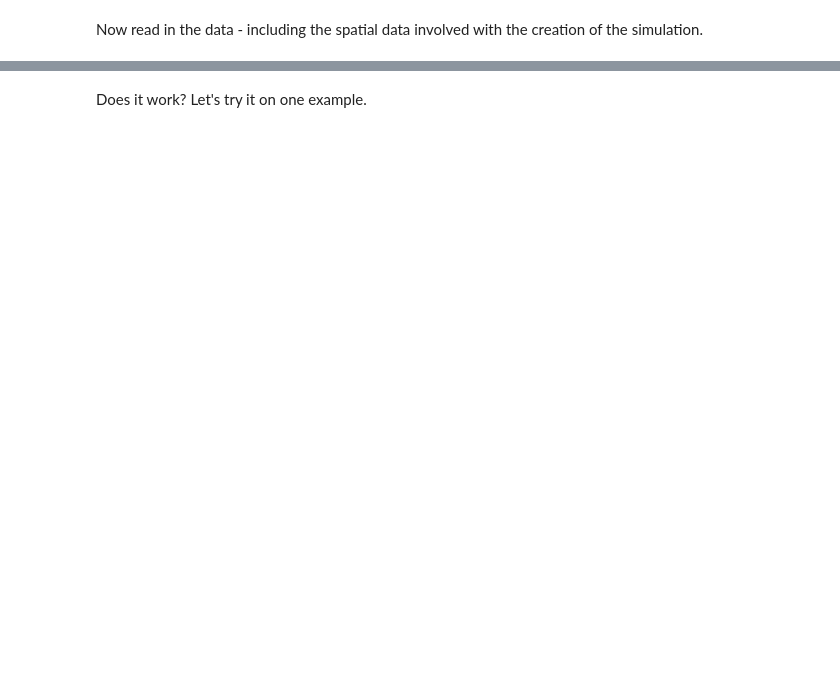
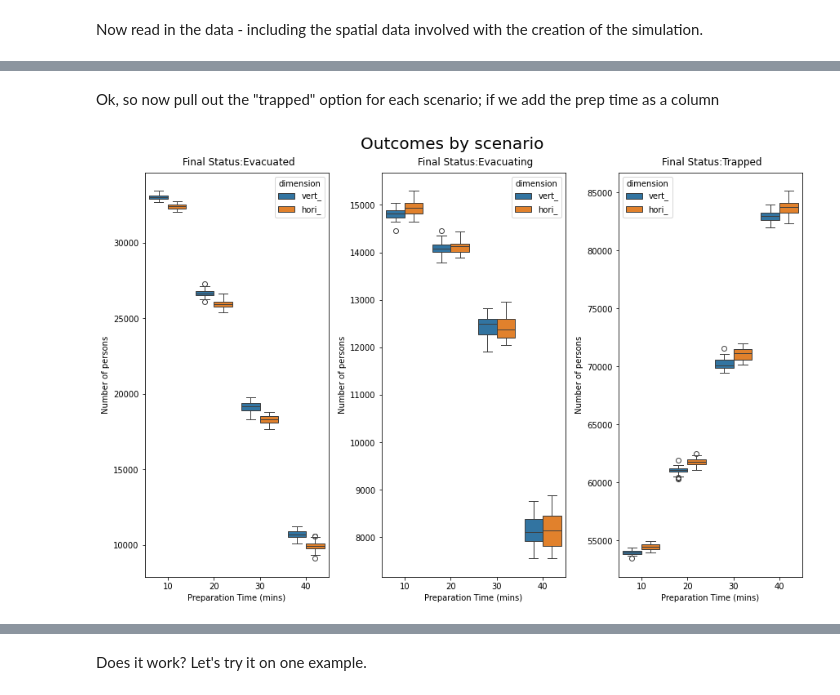
Before and after one commit to swise5/SETOSim, a Jupyter notebook: src/python/TakamatsuTsunami2026.ipynb, the cells around one changed output, grey strips where cells are left out. Saved outputs shown, nothing was run; the diff lists cells and outputs as text; code cells hidden in the pictures; blank space fills up the shorter version.

Commit message:
vertical evacuation tweaks

```diff
--- a/src/python/TakamatsuTsunami2026.ipynb
+++ b/src/python/TakamatsuTsunami2026.ipynb
@@ -91,0 +184,14 @@ def getAllValidEvacs(df, total_sim_time):
+# %%
+#final_status_by_prep_time = {}
+bulk_results_by_status = []
+
+for dimension, r_by_dim in results_by_scenario.items():
+    for prep_time, instances in r_by_dim.items():
+        per_instance = []
+        for instances in instances:
+            per_instance.append(instances.groupby(["status"]).size())
+        x = pd.concat(per_instance, axis=1).transpose().assign(prep_time=prep_time).assign(dimension=dimension)
+        bulk_results_by_status.append(x)
+#        final_status_by_prep_time.setdefault(dimension, {})[prep_time] = x
+
+final_status_by_prep_time = pd.concat(bulk_results_by_status, ignore_index=True)
@@ -91,0 +214,35 @@ def getAllValidEvacs(df, total_sim_time):
+# %% [markdown]
+Ok, so now pull out the "trapped" option for each scenario; if we add the prep time as a column
+# %%
+statuses_to_plot = ["Evacuated", "Evacuating", "Trapped"]
+labels = {"_vert": "Vertical", "_horiz": "Horizontal"}
+max_height_of_plot = 100000
+
+fig = plt.figure(figsize=(12,8), layout="constrained")
+subfigs = fig.subfigures(1, len(statuses_to_plot))
+
+fig_index = 0
+
+for status in statuses_to_plot:
+
+    # create the new subfigure and its axis
+    my_subfig = subfigs[fig_index]
+    my_ax = my_subfig.subplots(1, 1)
+
+    # create the boxplot and update its axes' labels
+    sns.boxplot(data=final_status_by_prep_time, x="prep_time", y=status, hue="dimension", ax=my_ax)
+    my_ax.set(xlabel="Preparation Time (mins)", ylabel="Number of persons")
+    #my_ax.set_ylim(bottom=0, top=max_height_of_plot)
+    my_subfig.suptitle("Final Status:" + status, x=0.6, ha="center")
+
+#    my_ax.legend(labels = ['Vertical', 'Horizontal'], loc='center left')#, frameon=False)
+
+    # increment the index
+    fig_index += 1
+
+# show the figure!
+fig.suptitle("Outcomes by scenario", fontsize=20)
+plt.savefig("scenario_outcomes_boxplot.png", dpi=300, bbox_inches="tight")
+plt.show()
+# %% [output]
+[figure, added]
```
Also changed, not shown: parts of 64 cells of this notebook, 6 other files.
